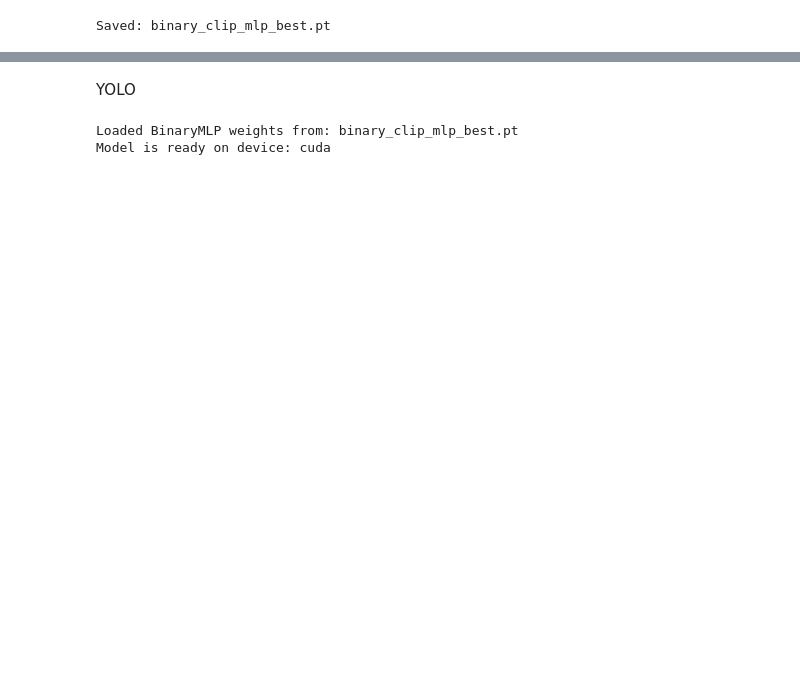
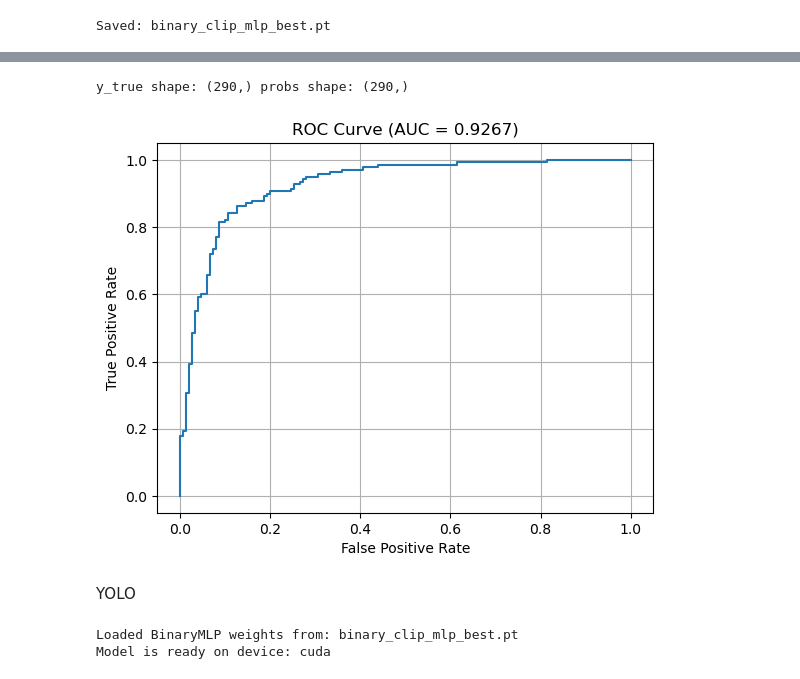
Before and after one commit to YuvalGarzon/Seminar-Project-Real-time-Crowd-Anomaly, a Jupyter notebook: ProjectRealTimeCrowdAnomaly.ipynb, the cells around one changed output, grey strips where cells are left out. Drawn from its saved outputs; the diff is of its cells as text; code cells hidden in the pictures; blank space fills up the shorter version.

```diff
--- a/ProjectRealTimeCrowdAnomaly.ipynb
+++ b/ProjectRealTimeCrowdAnomaly.ipynb
@@ -546,0 +667,24 @@ Saved: binary_clip_mlp_best.pt
+# %%
+# Load your trained CLIP-only binary model
+clip_test_model = BinaryMLP(in_dim=X_test_embed.shape[1], hidden_dim=256, dropout=0.3).to(device)
+clip_test_model.load_state_dict(torch.load("binary_clip_mlp_best.pt", map_location=device))
+clip_test_model.eval()
+print("Loaded: binary_clip_mlp_best.pt")
+
+# Predict + metrics
+with torch.no_grad():
+    logits = clip_test_model(X_test_embed.to(device).float())  # [N]
+    probs  = torch.sigmoid(logits).cpu().numpy()               # [N]
+
+y_true = y_test_bin.cpu().numpy().astype(int)
+y_pred = (probs >= 0.5).astype(int)
+
+acc = (y_pred == y_true).mean()
+cm  = confusion_matrix(y_true, y_pred)
+
+auc = roc_auc_score(y_true, probs) if len(np.unique(y_true)) > 1 else float("nan")
+ap  = average_precision_score(y_true, probs) if len(np.unique(y_true)) > 1 else float("nan")
+
+print(f"\nTEST RESULTS (CLIP-only) | Acc={acc:.4f} | ROC-AUC={auc:.4f} | PR-AUC={ap:.4f}")
+print("Confusion matrix [[TN FP],[FN TP]]:\n", cm)
+print("\nReport:\n", classification_report(y_true, y_pred, target_names=["Normal(0)", "Anomaly(1)"]))
@@ -547,3 +761,20 @@ Saved: binary_clip_mlp_best.pt
+# %%
+print("y_true shape:", np.shape(y_true), "probs shape:", np.shape(probs))
+
+# ROC curve
+fpr, tpr, _ = roc_curve(y_true, probs)
+roc_auc_val = roc_auc_score(y_true, probs)
+
+plt.figure()
+plt.plot(fpr, tpr)
+plt.xlabel("False Positive Rate")
+plt.ylabel("True Positive Rate")
+plt.title(f"ROC Curve (AUC = {roc_auc_val:.4f})")
+plt.grid(True)
+plt.show()
+# %% [output]
+y_true shape: (290,) probs shape: (290,)
+[figure, added]
 # %% [markdown]
 YOLO
 # %%
```
Also changed, not shown: parts of 28 cells of this notebook.
